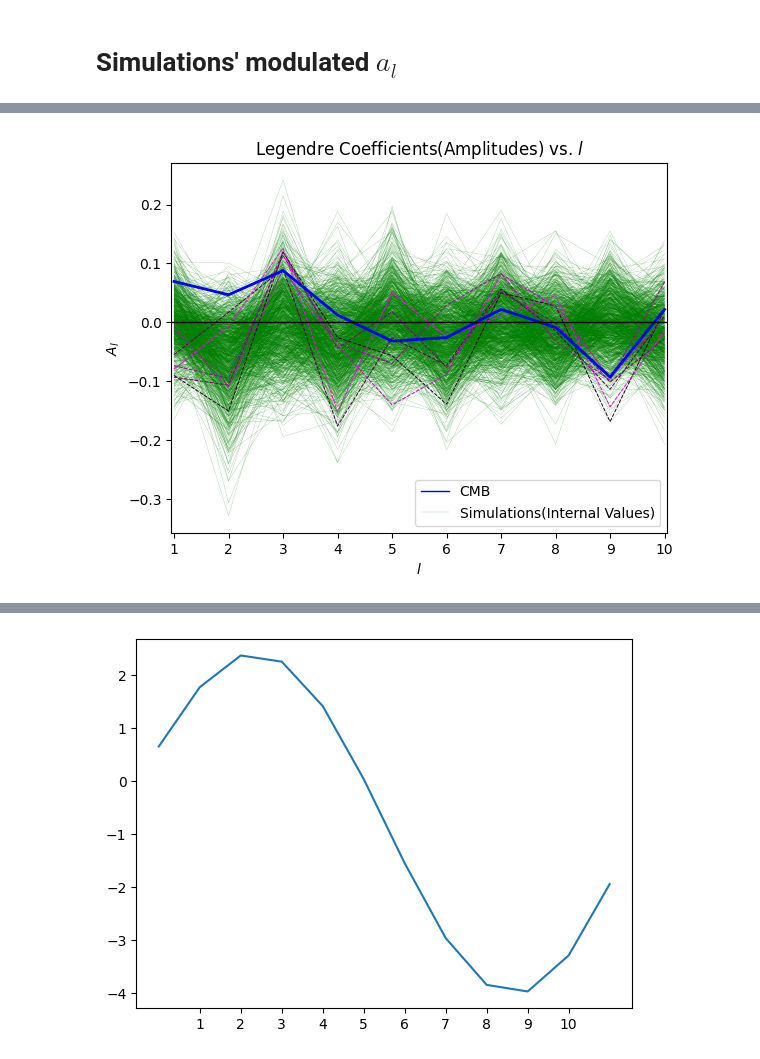
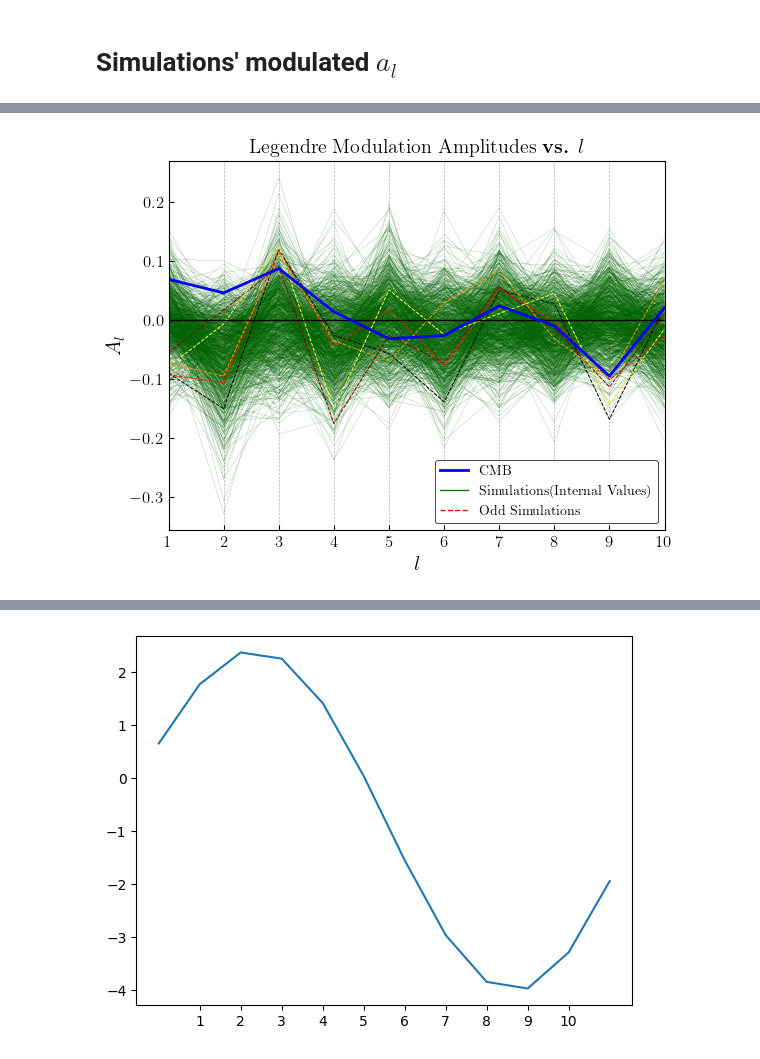
Before and after one commit to jamshidi3d/cmb_anomaly_detection, a Jupyter notebook: plotting.ipynb, the cells around one changed output, grey strips where cells are left out. Cells and saved outputs as stored; diff of their text form; code cells hidden in the pictures.

```diff
--- a/plotting.ipynb
+++ b/plotting.ipynb
@@ -1 +3,20 @@
+# %%
+import numpy as np
+import matplotlib.pyplot as plt
+import matplotlib.colors as colors
+import matplotlib.cm as cmx
+from matplotlib.lines import Line2D
+
+plt.rcParams['text.usetex'] = True
+plt.rc('font', family='serif')
+plt.rc('legend', facecolor='white', edgecolor='k', framealpha=1)
+plt.rcParams['xtick.major.size'] = 3.5
+plt.rcParams['ytick.major.size'] = 3.5
+plt.rcParams['xtick.labelsize'] = 12
+plt.rcParams['ytick.labelsize'] = 12
+
+def custom_save_fig(fig, fname):
+    for ftype in ['.png', '.pdf']:
+        fig.savefig('./output/'+ fname + ftype, facecolor=(1,1,1,0), transparent=True, dpi=300)
+# plt.rcParams.keys()
 # %% [markdown]
@@ -77,49 +101,63 @@ fig.savefig('./output/a_l_sims_modulated' + ".pdf", transparent=True)
 # %%
-import numpy as np
-import matplotlib as mpl, matplotlib.pyplot as plt
-import os
 
 cmb_a_l     = np.loadtxt('./output/cmb_a_l.txt')
 sims_a_l    = np.loadtxt('./output/sims_internal_a_l.txt')
 max_l       = len(cmb_a_l) - 1
 
-fig, ax     = plt.subplots()
+with plt.style.context('bmh'):
+    fig, ax     = plt.subplots()
 
-avg_sims_result = np.mean(sims_a_l, axis=0)[1:]
-std_sims_result = np.std(sims_a_l, axis=0)[1:]
-l_coeff         = np.arange(max_l + 1)#[1:]
+    avg_sims_result = np.mean(sims_a_l, axis=0)[1:]
+    std_sims_result = np.std(sims_a_l, axis=0)[1:]
+    l_coeff         = np.arange(max_l + 1)
 
-# cmb with errorbars taken from simulations
-ax.plot(l_coeff[1:], cmb_a_l[1:], '-b', linewidth=1)
+    # cmb with errorbars taken from simulations
+    ax.plot(l_coeff[1:], cmb_a_l[1:], '-b', linewidth=1)
 
-# simulation values with modulation applied
-for i in range(len(sims_a_l)):
-    ax.plot(l_coeff[1:], sims_a_l[i][1:], '-g', linewidth = .1)
+    # simulation values with modulation applied
+    for i in range(len(sims_a_l)):
+        ax.plot(l_coeff[1:], sims_a_l[i][1:],
+                linestyle='-', linewidth = .1, color='darkgreen')
 
-# l = 3 and l = 9 are nonzero!
-_filter = (cmb_a_l[3] < sims_a_l[:, 3]) * (cmb_a_l[9] > sims_a_l[:, 9])
-i = 0
-odd_indices = np.arange(len(_filter))[_filter]
-for index in odd_indices:
-    i +=1
-    ax.plot(l_coeff[1:], sims_a_l[index][1:], '--', linewidth = .7, color=(i/len(odd_indices),0, i/len(odd_indices) ))
+    # custom colormap to visualize 1000 curves
+    # some useful colormaps:
+    #       jet - magma - hot - winter - spring - summer -
+    #       cool - twilight - gist_earth - coolwarm - spectral -
+    _col_map = plt.get_cmap('hot')
+    col_norm  = colors.Normalize(vmin=0, vmax=1)
+    scalar_cmap = cmx.ScalarMappable(norm=col_norm, cmap=_col_map)
 
+    # l = 3 and l = 9 are nonzero! Who is more odd in these l's
+    _filter = (cmb_a_l[3] < sims_a_l[:, 3]) * (cmb_a_l[9] > sims_a_l[:, 9])
+    odd_indices = np.arange(len(_filter))[_filter]
+    for i, index in enumerate(odd_indices):
+        ax.plot(l_coeff[1:], sims_a_l[index][1:],
+                '--', linewidth = .7,
+                color = scalar_cmap.to_rgba(i/len(odd_indices))
+                )
 
-ax.plot(l_coeff[1:], cmb_a_l[1:], '-b', linewidth=2)
+    ax.hlines([0], xmin = 1 - margin, xmax = max_l + margin, color='k', linestyle='-', linewidth=1)
+    ax.plot(l_coeff[1:], cmb_a_l[1:], '-b', linewidth=2)
 
-ax.legend(['CMB', 'Simulations(Internal Values)'])
+    margin = 0.05
+    ax.set_xlabel(r'$l$', size=15)
+    ax.set_ylabel(r'$A_l$', size=15)
+    ax.set_xlim((1, max_l))
+    ax.set_title(r'Legendre Modulation Amplitudes \textbf{vs.} $l$')
+    ax.set_xticks(np.arange(1, max_l + 1, step=1))
+    ax.yaxis.grid(False)
 
-# csfont = {'fontname':'CMU Sans Serif'}
-# hfont = {'fontname':'Helvetica'}
-
-margin = 0.05
-ax.hlines([0], xmin = 1 - margin, xmax = max_l + margin, color='k', linestyle='-', linewidth=1)
-ax.set_xlabel(r'$l$')
-ax.set_ylabel(r'$A_l$')
-ax.set_xlim((1 - margin, max_l + margin))
-ax.set_title('Legendre Coefficients(Amplitudes) vs. '+ r'$l$')
-ax.set_xticks(np.arange(1, max_l + 1, step=1))
-fig.savefig('./output/a_l_sims_internal' + ".pdf", transparent=True)
+    # Custom legends
+    sample_curves = [
+        Line2D([0], [0], ls='-',color='b', lw=2),
+        Line2D([0], [0], ls='-', color='g', lw=1),
+        Line2D([0], [0], ls='--', color='r', lw=1)
+        ]
+    ax.legend(sample_curves, [r'CMB', r'Simulations(Internal Values)', r'Odd Simulations'])
+    for spine in ax.spines.keys(): ax.spines[spine].set_color('k')
+    ax.set_facecolor('white')
+    custom_save_fig(fig, 'a_l_sims_internal')
+plt.show()
 # %% [output]
-[figure, old version]
+[figure, new version]
 # %% [markdown]
```
Also changed, not shown: parts of 13 cells of this notebook, 1 other file.
